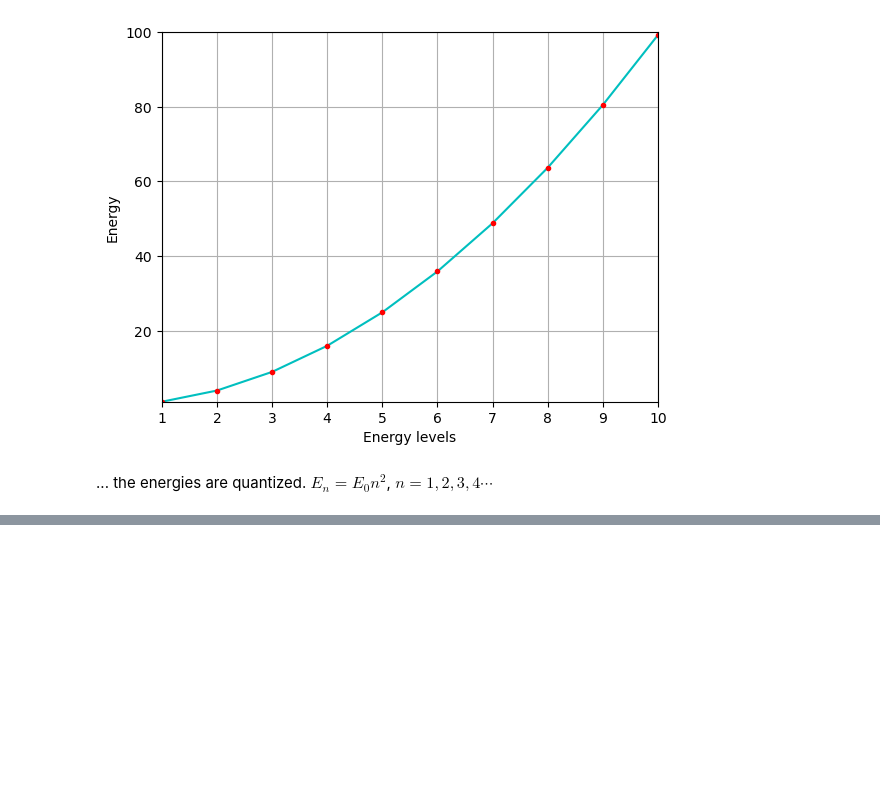
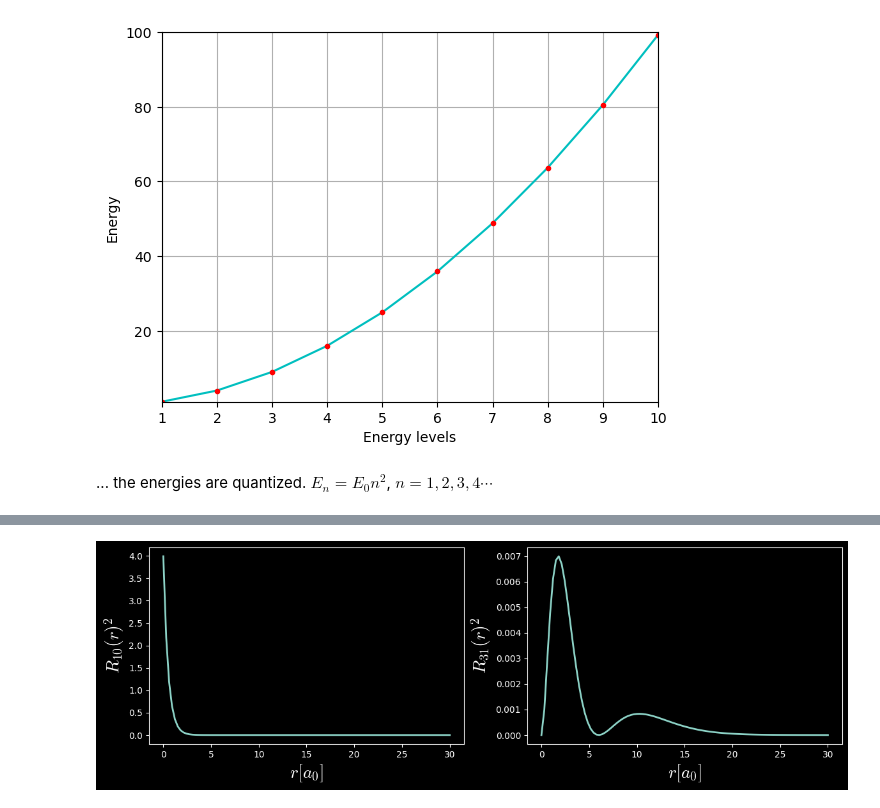
Before and after one commit to Alejandro-UDEA/Fisica_Computacional_Estudiante, a Jupyter notebook: Sesiones/PDE/2.3_FDM_schrodinger.ipynb, the cells around one changed output, grey strips where cells are left out. Saved outputs shown, nothing was run; the diff lists cells and outputs as text; code cells hidden in the pictures; blank space fills up the shorter version.

```diff
--- a/Sesiones/PDE/2.3_FDM_schrodinger.ipynb
+++ b/Sesiones/PDE/2.3_FDM_schrodinger.ipynb
@@ -575,0 +600,28 @@ plt.show()
+# %%
+# Import special functions
+import scipy.special as spe
+
+def psi_R(r,n=1,l=0):
+
+    coeff = np.sqrt((2.0/n)**3*spe.factorial(n-l-1) /(2.0*n*spe.factorial(n+l)))
+    laguerre = spe.assoc_laguerre(2.0*r/n,n-l-1,2*l+1)
+    #a0 = 1
+    rho = 2.0*r/n
+    return coeff*np.exp(-r/n)*rho**l*laguerre
+# %%
+r = np.linspace(1e-3,30,100)
+
+fig, ax= plt.subplots(1,2, figsize=(14, 4))
+
+ax[0].plot(r, psi_R(r,n=1,l=0)**2, lw=2)
+ax[0].set_xlabel('$r [a_0]$',fontsize=20)
+ax[0].set_ylabel(r'$R_{10}(r)^2$', fontsize=20)
+#ax[0].grid('True')
+
+ax[1].plot(r, psi_R(r,n=3,l=1)**2, lw=2)
+ax[1].set_xlabel('$r [a_0]$',fontsize=20)
+ax[1].set_ylabel(r'$R_{31}(r)^2$', fontsize=20)
+
+plt.show()
+# %% [output]
+[figure, added]
```
Also changed, not shown: parts of 10 cells of this notebook.
